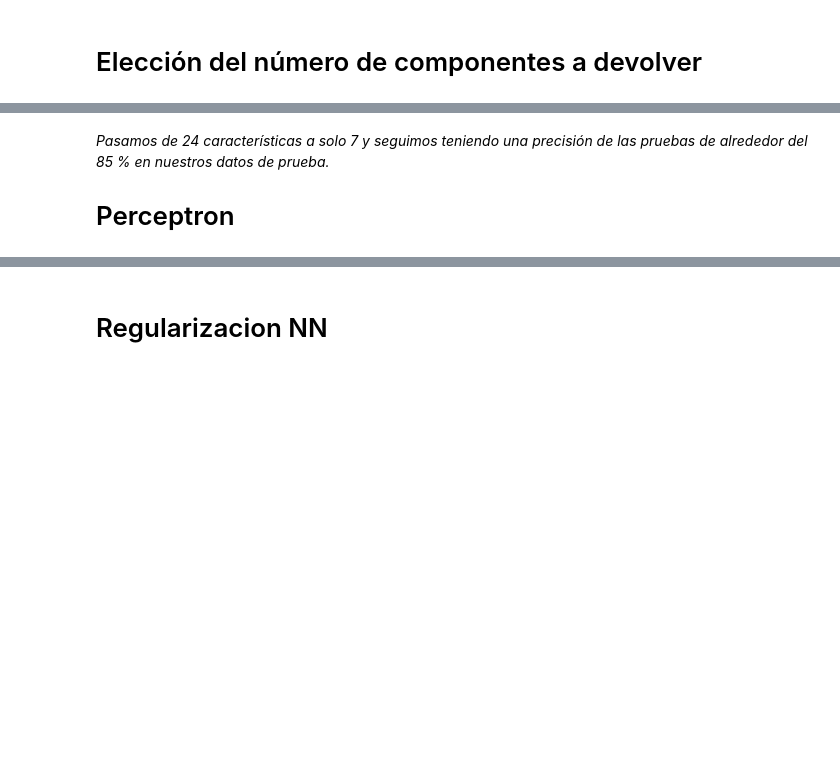
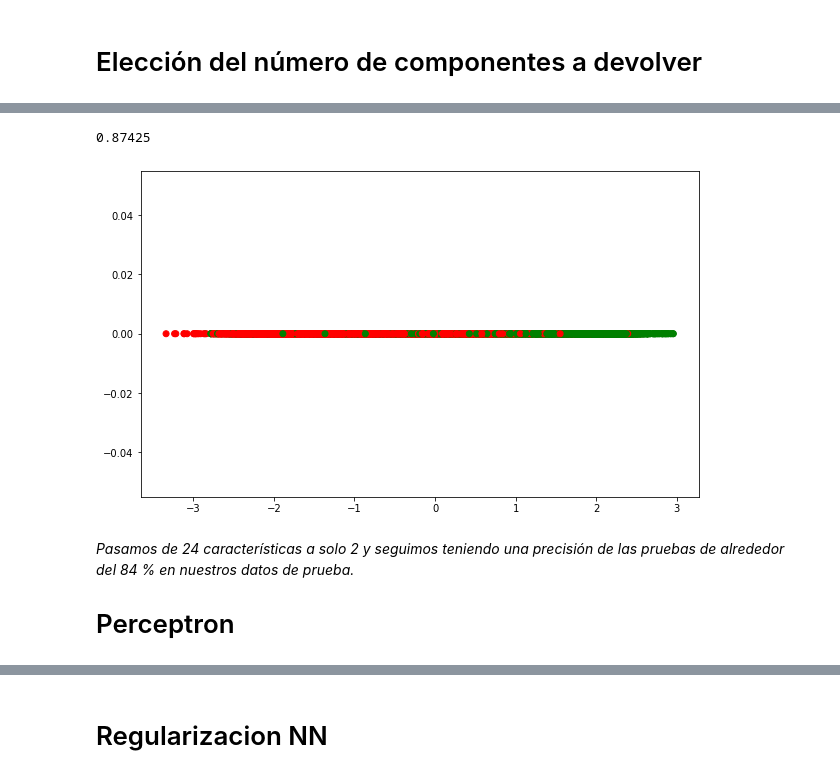
Before and after one commit to Jorge2018/DataScience2022-2, a Jupyter notebook: Script_simulacionExamenUlt.ipynb, the cells around one changed output, grey strips where cells are left out. Cells and saved outputs as stored; diff of their text form; code cells hidden in the pictures; blank space fills up the shorter version.

```diff
--- a/Script_simulacionExamenUlt.ipynb
+++ b/Script_simulacionExamenUlt.ipynb
@@ -311,5 +314,33 @@ Testing accuracy: 0.8516
+# %%
+from sklearn.discriminant_analysis import LinearDiscriminantAnalysis
+X = df.drop(columns = 'satisfied')
+y = df['satisfied']
+
+X_train, X_test, y_train, y_test = train_test_split(X, y, random_state=42, test_size=0.2, stratify=y)
+
+# Instanciar Escalador Estándar
+scaler = StandardScaler()
+# Ajustar y transformar datos
+X_train = scaler.fit_transform(X_train)
+X_test = scaler.transform(X_test)
+
+
+lda = LinearDiscriminantAnalysis()
+X_train_lda = lda.fit_transform(X_train, y_train)
+lda.score(X_test, y_test)
+# %% [output]
+0.87425
+# %%
+colors = {0:'red', 1:'green'}
+color_map = y_train.map(colors)
+
+plt.figure(figsize=(10,6))
+plt.scatter(X_train_lda,np.zeros_like(X_train_lda), c=color_map)
+plt.show()
+# %% [output]
+[figure, added]
 # %% [markdown]
-*Pasamos de 24 características a solo 7 y seguimos teniendo una precisión de las pruebas de alrededor del 85 % en nuestros datos de prueba.*
+*Pasamos de 24 características a solo 2 y seguimos teniendo una precisión de las pruebas de alrededor del 84 % en nuestros datos de prueba.*
 
 # Perceptron
 # %%
```
Also changed, not shown: parts of 26 cells of this notebook.
